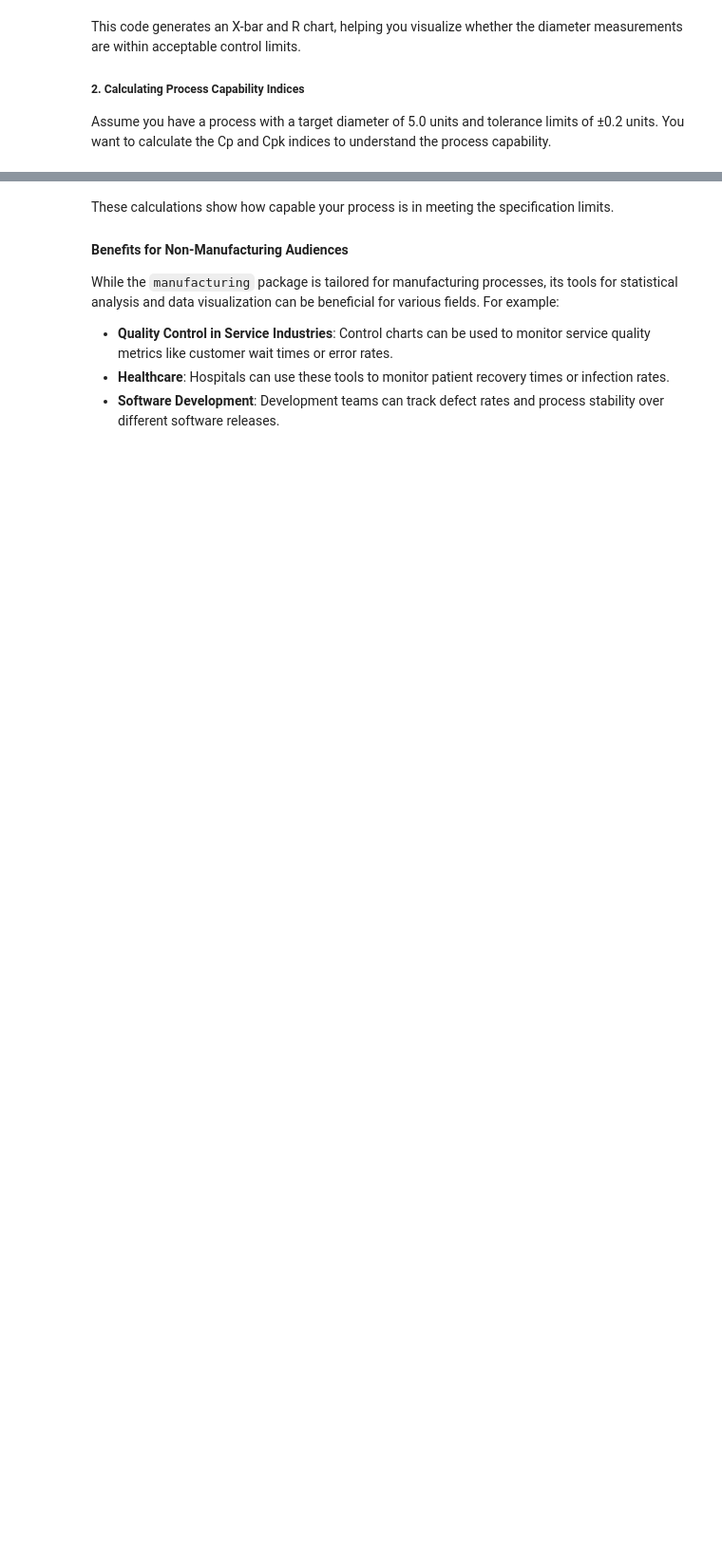
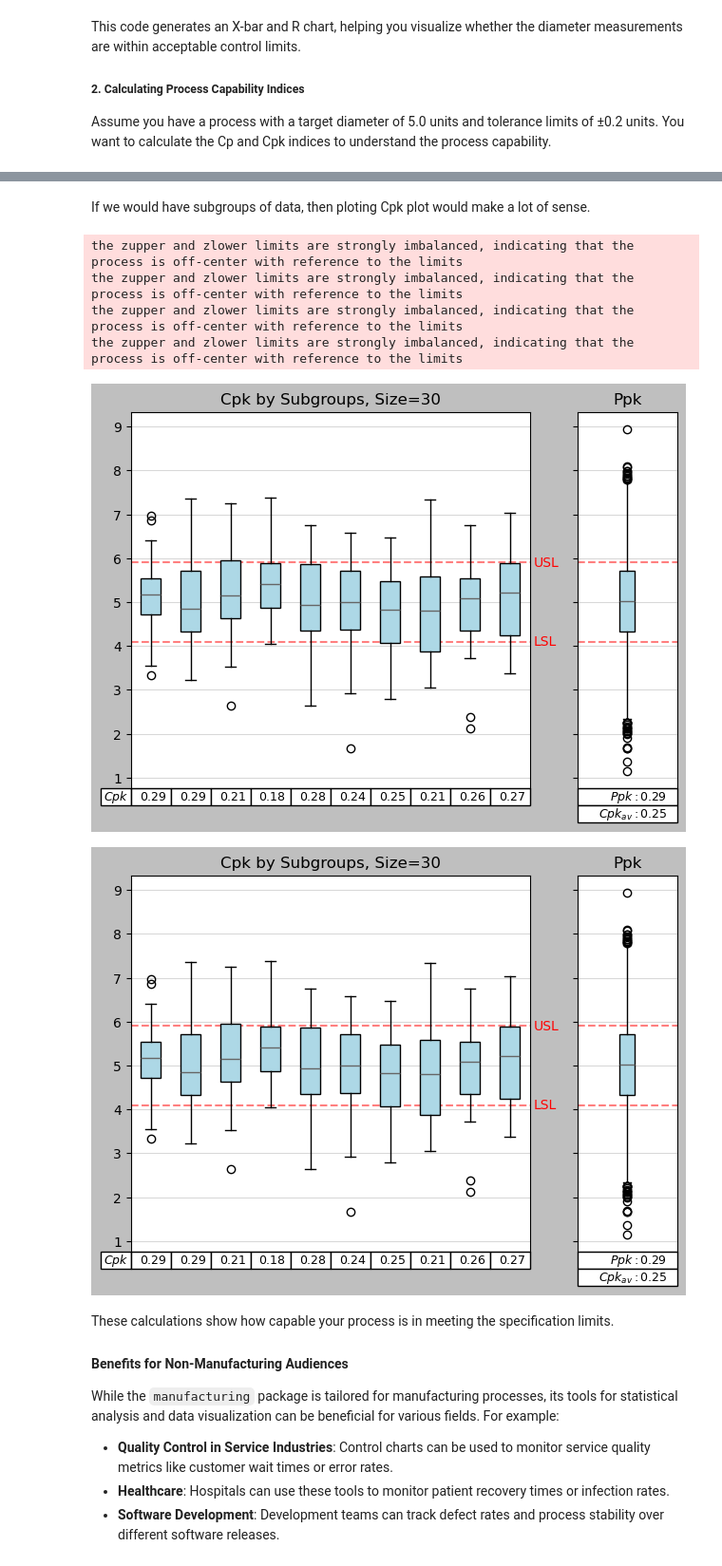
Before and after one commit to realivanivani/blog-posts, a Jupyter notebook: Manufacturing_Py.ipynb, the cells around one changed output, grey strips where cells are left out. Shown: that part at 95% size. Drawn from its saved outputs; the diff is of its cells as text; code cells hidden in the pictures; blank space fills up the shorter version.

```diff
--- a/Manufacturing_Py.ipynb
+++ b/Manufacturing_Py.ipynb
@@ -124,3 +187,15 @@ AttributeError: module 'manufacturing' has no attribute 'cp'
+# %% [markdown]
+If we would have subgroups of data, then ploting Cpk plot would make a lot of sense.
+# %%
+# Cpk Plot
+mn.cpk_plot(data, USL, LSL)
+# %% [output]
+the zupper and zlower limits are strongly imbalanced, indicating that the process is off-center with reference to the limits
+the zupper and zlower limits are strongly imbalanced, indicating that the process is off-center with reference to the limits
+the zupper and zlower limits are strongly imbalanced, indicating that the process is off-center with reference to the limits
+the zupper and zlower limits are strongly imbalanced, indicating that the process is off-center with reference to the limits
+[figure, added]
+[figure, added]
 # %% [markdown]
 These calculations show how capable your process is in meeting the specification limits.
 
```
Also changed, not shown: parts of 10 cells of this notebook.
